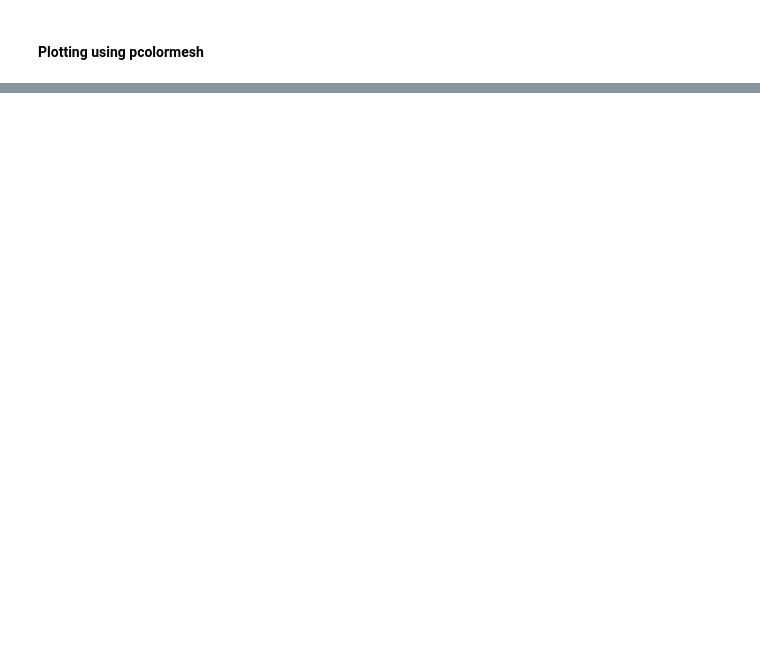
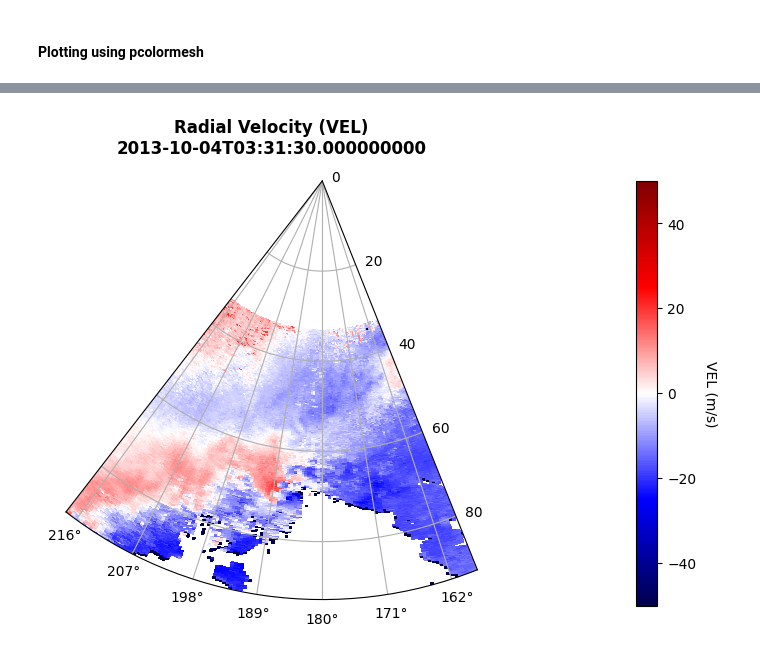
Before and after one commit to UW-MLGEO/2026MLGeo-CloudsTeam, a Jupyter notebook: tornet_data_load.ipynb, the cells around one changed output, grey strips where cells are left out. Cells and saved outputs as stored; diff of their text form; code cells hidden in the pictures; blank space fills up the shorter version.

```diff
--- a/tornet_data_load.ipynb
+++ b/tornet_data_load.ipynb
@@ -260,0 +276,43 @@ plt.show()
+# %%
+# Select VEL data (last time frame, first sweep)
+vel = ds['VEL'].isel(time=-1, sweep=0)
+
+# Create figure
+fig, ax = plt.subplots(subplot_kw=dict(projection='polar'), figsize=(16, 12))
+
+# Get coordinates
+az = np.deg2rad(ds['azimuth'].values)
+r = ds['range'].values / 1000  # Convert to km
+
+# Create meshgrid
+AZ, R = np.meshgrid(az, r)
+
+# Plot
+mesh = ax.pcolormesh(AZ, R, vel.values.T,
+                     cmap='seismic',
+                     vmin=-50, vmax=50,
+                     shading='auto')
+
+# Configure polar plot - limit to actual sweep range
+ax.set_theta_zero_location('N')
+ax.set_theta_direction(-1)
+ax.set_ylim(0, r.max())
+
+# Set the azimuth limits to match the actual sweep
+az_min = np.deg2rad(ds['azimuth'].values.min())
+az_max = np.deg2rad(ds['azimuth'].values.max())
+ax.set_thetamin(np.rad2deg(az_min))
+ax.set_thetamax(np.rad2deg(az_max))
+
+# Add colorbar
+cbar = plt.colorbar(mesh, ax=ax, pad=0.1, fraction=0.046)
+cbar.set_label('VEL (m/s)', rotation=270, labelpad=15)
+
+# Add title
+ax.set_title('Radial Velocity (VEL)\n' + str(ds['time'].values[-1]),
+             pad=20, fontsize=12, fontweight='bold')
+
+plt.tight_layout()
+plt.show()
+# %% [output]
+[figure, added]
```
Also changed, not shown: parts of 8 cells of this notebook.
